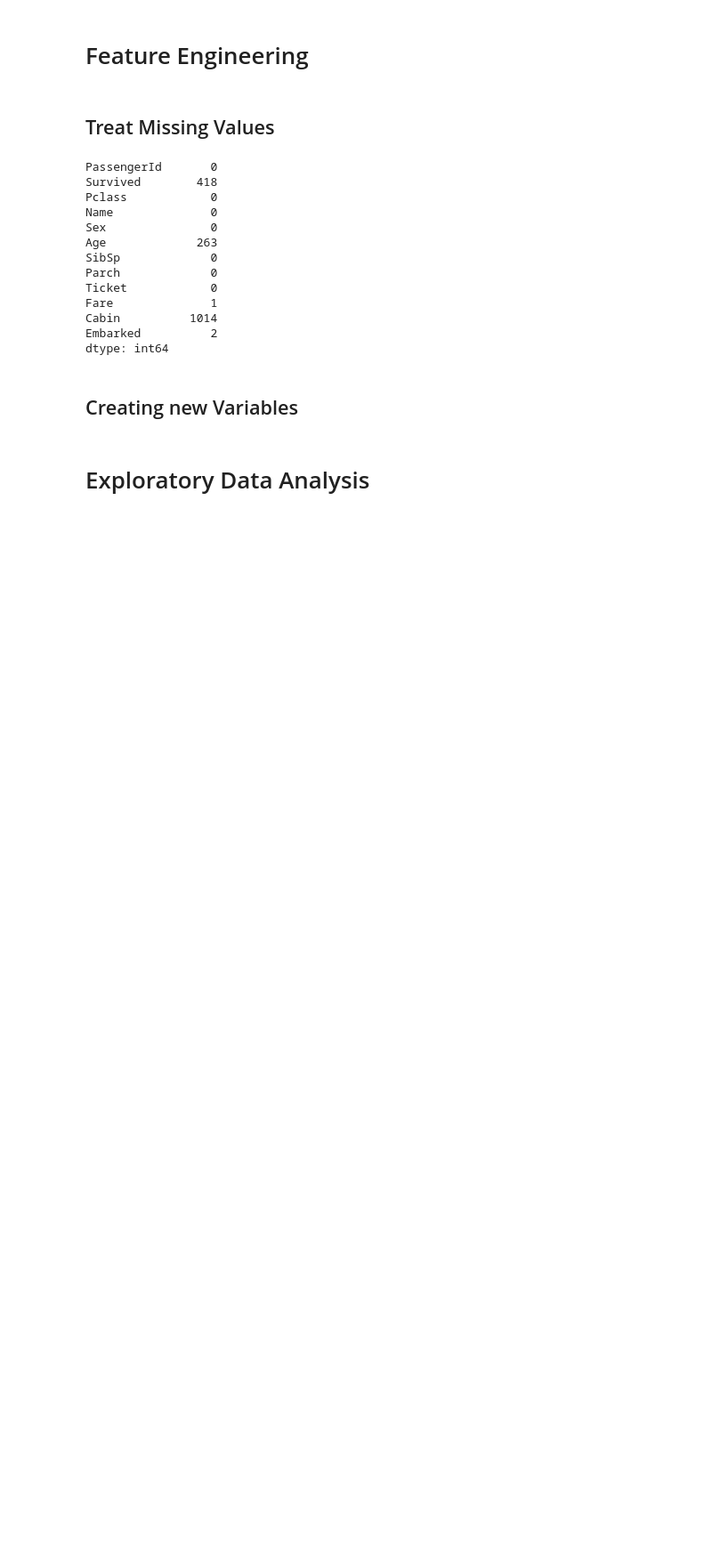
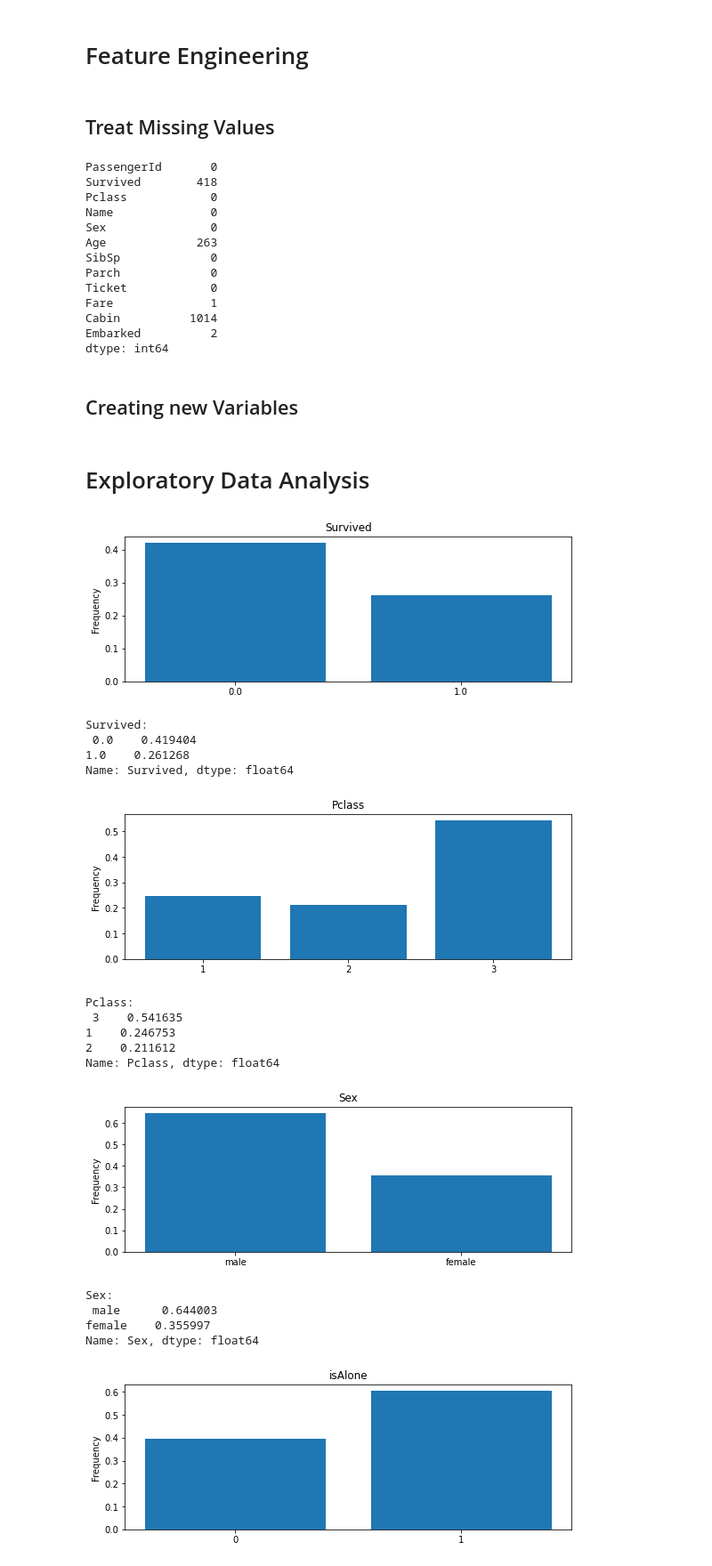
Before and after one commit to Lukas-Dierkes/Kaggle-Challange, a Jupyter notebook: analysis_1.ipynb, the cells around one changed output. Shown: that part at 89% size. Cells and saved outputs as stored; diff of their text form; code cells hidden in the pictures; blank space fills up the shorter version.

Commit message:
First Plots

```diff
--- a/analysis_1.ipynb
+++ b/analysis_1.ipynb
@@ -74,3 +74,40 @@ df_all['married'] = np.where(df_all['lastName'].str.contains("Mrs."), 1,
                              np.where(df_all['lastName'].str.contains("Miss. "), 0, float("Nan")))
 # %% [markdown]
 #  Exploratory Data Analysis
+# %%
+def bar_plot(variable):
+    # get feature
+    var = df_all[variable]
+    # count number of categorical variable(value/sample)
+    varValue = var.value_counts() / len(df_all)
+
+    # visualize
+    plt.figure(figsize = (9,3))
+    plt.bar(varValue.index, varValue)
+    plt.xticks(varValue.index, varValue.index.values)
+    plt.ylabel("Frequency")
+    plt.title(variable)
+    plt.show()
+    print("{}: \n {}".format(variable,varValue))
+# %%
+categorical_variables = ["Survived", "Pclass", "Sex", "isAlone", "has_Cabin", "married", "Embarked"]
+for var in categorical_variables:
+    bar_plot(var)
+# %% [output]
+[figure, added]
+Survived:
+ 0.0    0.419404
+1.0    0.261268
+Name: Survived, dtype: float64
+[figure, added]
+Pclass:
+ 3    0.541635
+1    0.246753
+2    0.211612
+Name: Pclass, dtype: float64
+[figure, added]
+Sex:
+ male      0.644003
+female    0.355997
+Name: Sex, dtype: float64
+[figure, added]
```
Also changed, not shown: parts of 5 cells of this notebook.
